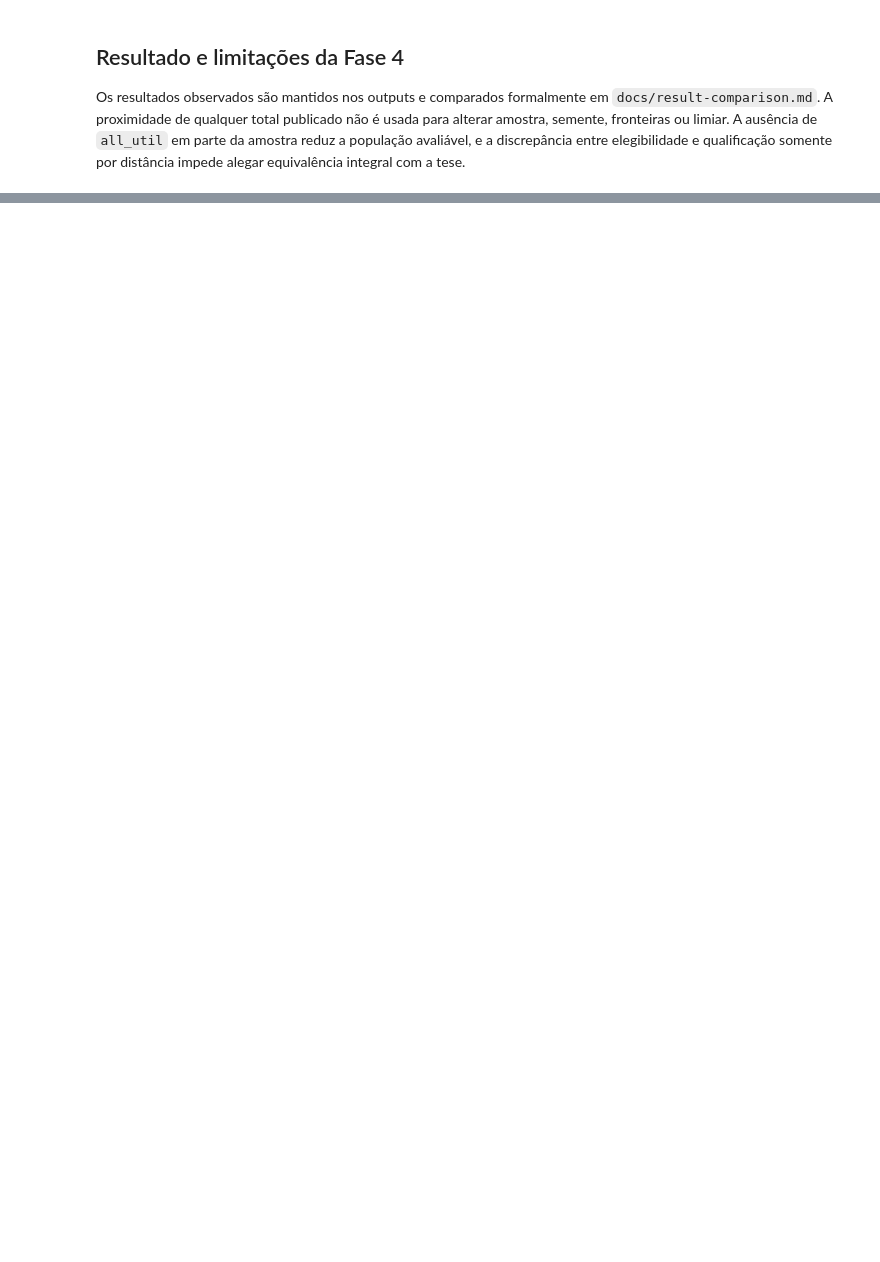
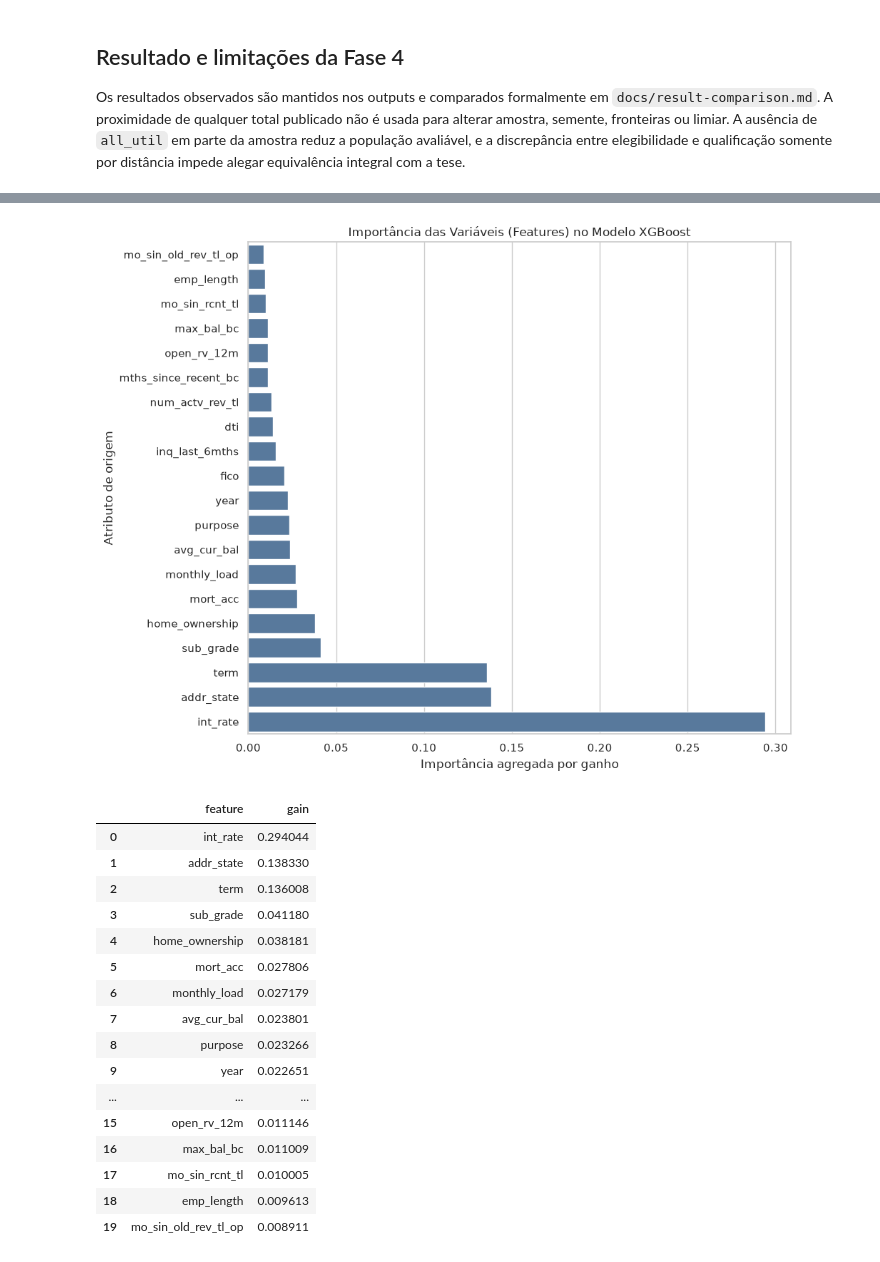
Before and after one commit to viniciuspizettadesouza/tcc-project, a Jupyter notebook: notebooks/tcc-reconstructed.ipynb, the cells around one changed output, grey strips where cells are left out. Saved outputs shown, nothing was run; the diff lists cells and outputs as text; code cells hidden in the pictures; blank space fills up the shorter version.

Commit message:
feat: implement phase 5 credit risk models

```diff
--- a/notebooks/tcc-reconstructed.ipynb
+++ b/notebooks/tcc-reconstructed.ipynb
@@ -714,0 +839,21 @@ Os resultados observados são mantidos nos outputs e comparados formalmente em `
+# %%
+logistic_baseline_pipeline = build_logistic_pipeline(MODEL_FEATURES)
+xgboost_full_pipeline = build_xgboost_pipeline(MODEL_FEATURES)
+
+logistic_baseline_pipeline.fit(X_train_phase5, y_train_phase5)
+xgboost_full_pipeline.fit(X_train_phase5, y_train_phase5)
+
+logistic_test_metrics = evaluate_classifier(
+    logistic_baseline_pipeline, X_test_phase5, y_test_phase5
+)
+xgboost_full_test_metrics = evaluate_classifier(
+    xgboost_full_pipeline, X_test_phase5, y_test_phase5
+)
+
+training_balance = pd.DataFrame(
+    [
+        {"modelo": "Regressão logística", **resampled_class_counts(logistic_baseline_pipeline, y_train_phase5)},
+        {"modelo": "XGBoost completo", **resampled_class_counts(xgboost_full_pipeline, y_train_phase5)},
+    ]
+).rename(columns={0: "classe_0", 1: "classe_1"})
+training_balance
@@ -714,0 +868,35 @@ Os resultados observados são mantidos nos outputs e comparados formalmente em `
+# %%
+xgboost_full_importance = aggregate_xgboost_importance(
+    xgboost_full_pipeline, MODEL_FEATURES
+)
+figure_23_data = xgboost_full_importance.head(20).sort_values("gain")
+
+plt.figure(figsize=(10, 8))
+ax = sns.barplot(data=figure_23_data, x="gain", y="feature", color="#4c78a8")
+ax.set(
+    title="Importância das Variáveis (Features) no Modelo XGBoost",
+    xlabel="Importância agregada por ganho",
+    ylabel="Atributo de origem",
+)
+plt.tight_layout()
+plt.show()
+xgboost_full_importance.head(20)
+# %% [output]
+[figure, added]
+|  | feature | gain |
+| 0 | int_rate | 0.294044 |
+| 1 | addr_state | 0.138330 |
+| 2 | term | 0.136008 |
+| 3 | sub_grade | 0.041180 |
+| 4 | home_ownership | 0.038181 |
+| 5 | mort_acc | 0.027806 |
+| 6 | monthly_load | 0.027179 |
+| 7 | avg_cur_bal | 0.023801 |
+| 8 | purpose | 0.023266 |
+| 9 | year | 0.022651 |
+| ... | ... | ... |
+| 15 | open_rv_12m | 0.011146 |
+| 16 | max_bal_bc | 0.011009 |
+| 17 | mo_sin_rcnt_tl | 0.010005 |
+| 18 | emp_length | 0.009613 |
+| 19 | mo_sin_old_rev_tl_op | 0.008911 |
```
Also changed, not shown: parts of 19 cells of this notebook, 5 other files.
